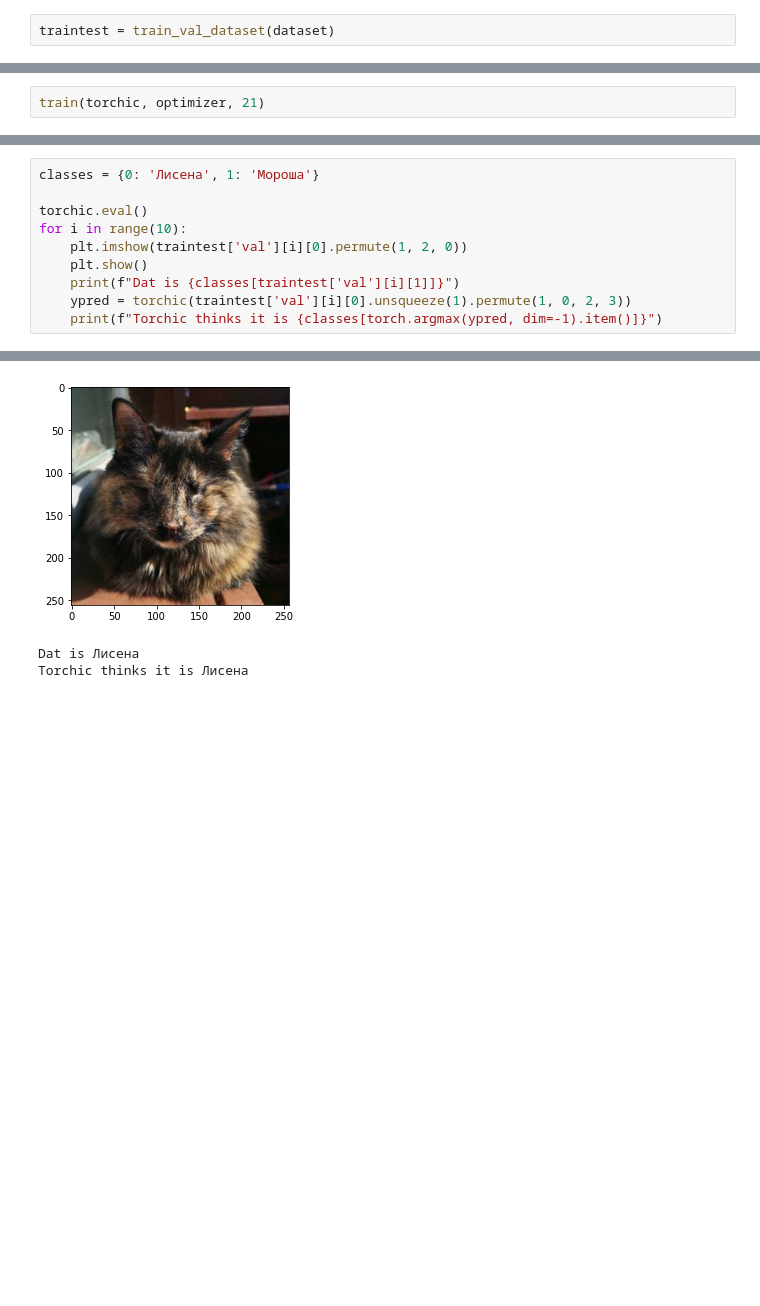
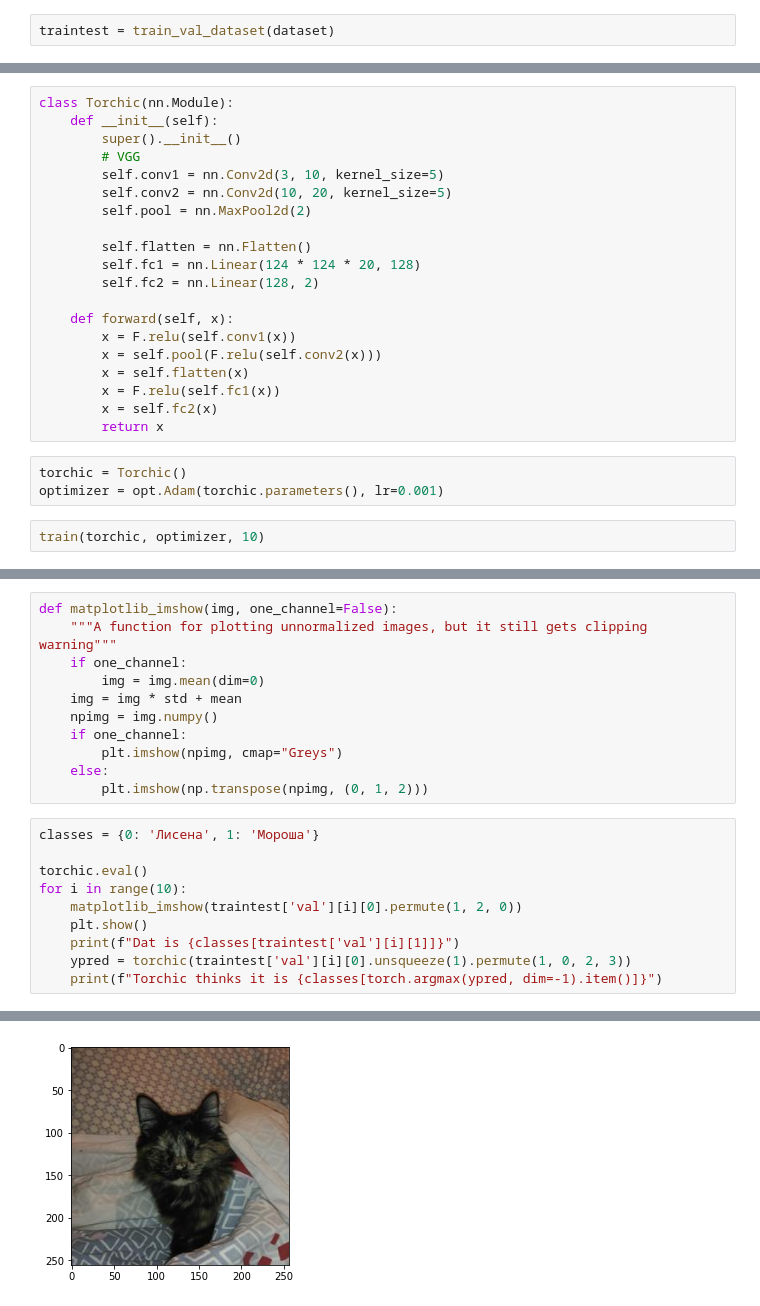
Before and after one commit to fortvivlan/catset, a Jupyter notebook: cats.ipynb, the cells around one changed output, grey strips where cells are left out. Drawn from its saved outputs; the diff is of its cells as text; blank space fills up the shorter version.

```diff
--- a/cats.ipynb
+++ b/cats.ipynb
@@ -68,3 +99,26 @@ optimizer = torch.optim.Rprop(torchic.parameters(), lr=0.001)
+# %%
+class Torchic(nn.Module):
+    def __init__(self):
+        super().__init__()
+        # VGG
+        self.conv1 = nn.Conv2d(3, 10, kernel_size=5)
+        self.conv2 = nn.Conv2d(10, 20, kernel_size=5)
+        self.pool = nn.MaxPool2d(2)
+
+        self.flatten = nn.Flatten()
+        self.fc1 = nn.Linear(124 * 124 * 20, 128)
+        self.fc2 = nn.Linear(128, 2)
+
+    def forward(self, x):
+        x = F.relu(self.conv1(x))
+        x = self.pool(F.relu(self.conv2(x)))
+        x = self.flatten(x)
+        x = F.relu(self.fc1(x))
+        x = self.fc2(x)
+        return x
+# %%
+torchic = Torchic()
+optimizer = opt.Adam(torchic.parameters(), lr=0.001)
 # %%
-train(torchic, optimizer, 21)
+train(torchic, optimizer, 10)
 # %% [output]
@@ -82,9 +130,20 @@ Epoch: 20       loss: 0.21093207597732544       accuracy: 0.9
+# %%
+def matplotlib_imshow(img, one_channel=False):
+    """A function for plotting unnormalized images, but it still gets clipping warning"""
+    if one_channel:
+        img = img.mean(dim=0)
+    img = img * std + mean
+    npimg = img.numpy()
+    if one_channel:
+        plt.imshow(npimg, cmap="Greys")
+    else:
+        plt.imshow(np.transpose(npimg, (0, 1, 2)))
 # %%
 classes = {0: 'Лисена', 1: 'Мороша'}
 
 torchic.eval()
 for i in range(10):
-    plt.imshow(traintest['val'][i][0].permute(1, 2, 0))
+    matplotlib_imshow(traintest['val'][i][0].permute(1, 2, 0))
     plt.show()
     print(f"Dat is {classes[traintest['val'][i][1]]}")
     ypred = torchic(traintest['val'][i][0].unsqueeze(1).permute(1, 0, 2, 3))
@@ -93,3 +153 @@ for i in range(10):
-[figure, old version]
+[figure, new version]
-Dat is Лисена
-Torchic thinks it is Лисена
```
Also changed, not shown: parts of 18 cells of this notebook.
